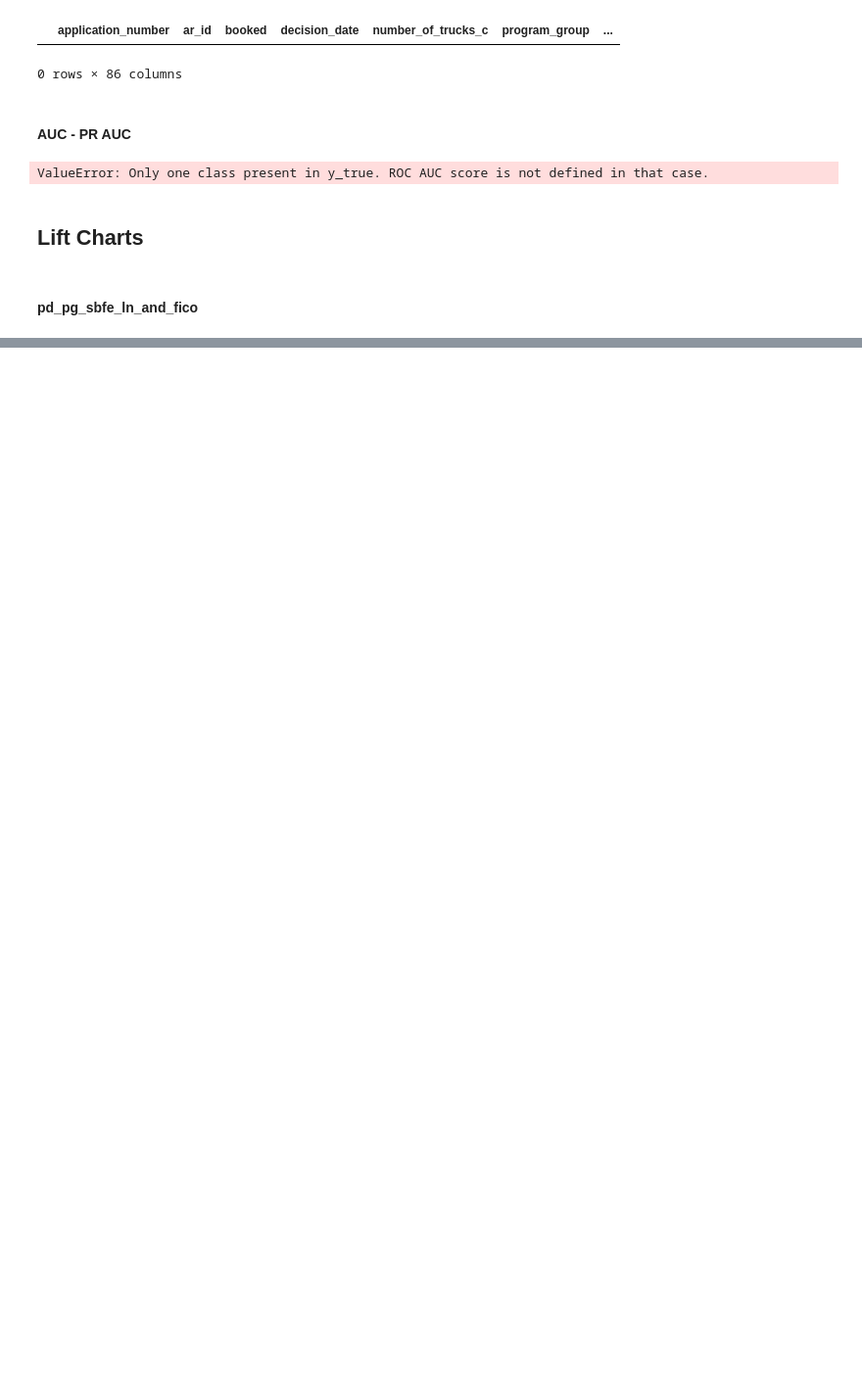
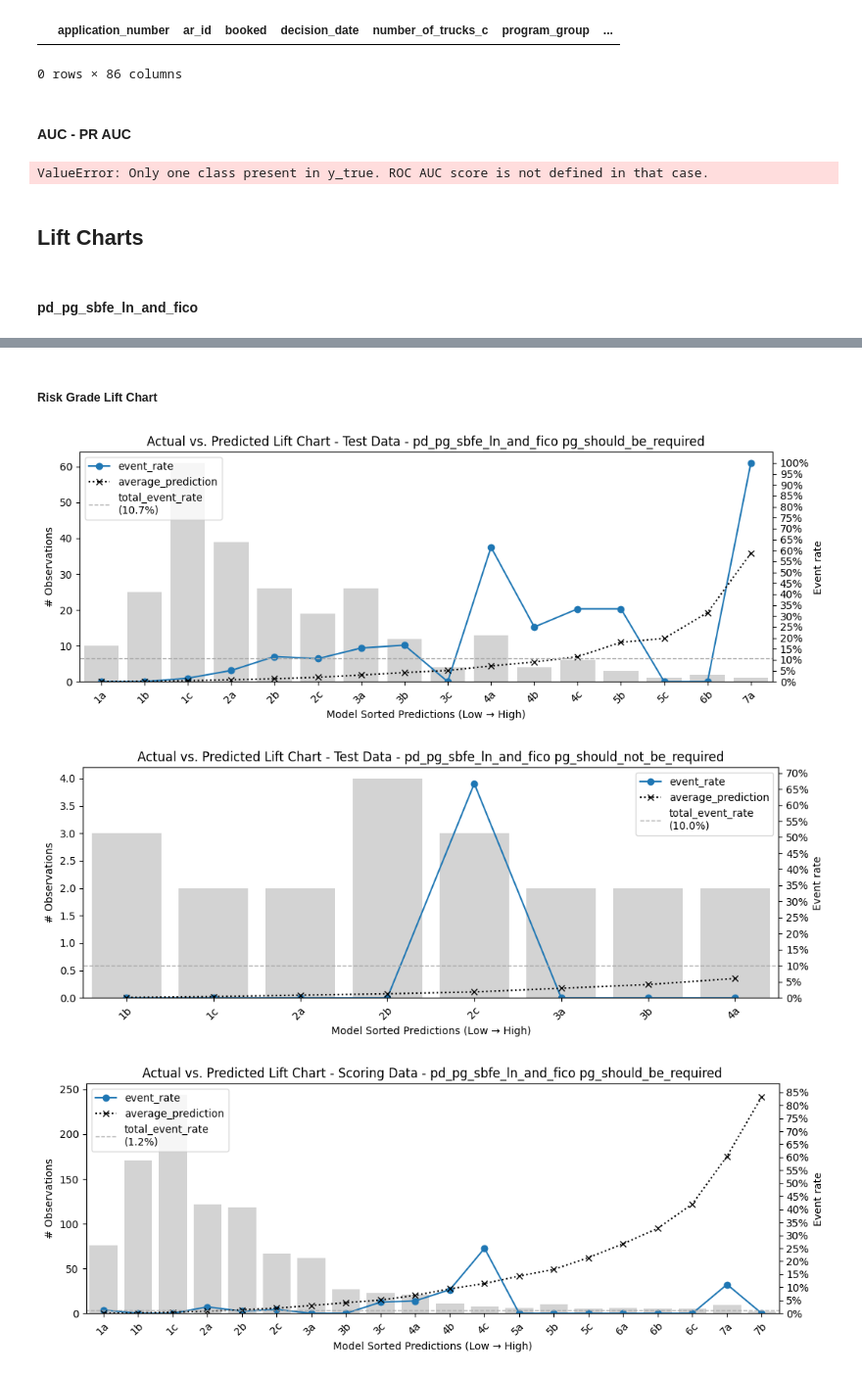
Before and after one commit to cgdonzalezr/otr_adj_model_flow_proposal, a Jupyter notebook: otr_ln_master_table/notebooks/4_otr_existing_exposure_evaluation.ipynb, the cells around one changed output, grey strips where cells are left out. Shown at 98% size. Cells and saved outputs as stored; diff of their text form; code cells hidden in the pictures; blank space fills up the shorter version.

```diff
--- a/otr_ln_master_table/notebooks/4_otr_existing_exposure_evaluation.ipynb
+++ b/otr_ln_master_table/notebooks/4_otr_existing_exposure_evaluation.ipynb
@@ -542,0 +546,60 @@ mt.lift_chart_plot('Scoring Data - pd_pg_sbfe_ln_and_fico', mt.compute_decile_ta
+# %% [markdown]
+##### Risk Grade Lift Chart
+# %%
+# pd_pg_sbfe_ln_and_fico, dev data and subsegment pg_should_be_required
+data = data_test_scored.copy()
+data['risk_grades'] = data[(data['booked']) & (data['risk_grade_path'] == 'pg_and_1_plus_sbfe_tradeline_and_fico_hit') & (data['pg_subsegment'] == 'pg_should_be_required')]['pd_pg_sbfe_ln_and_fico'].apply(lambda x: mt.assign_risk_grade(x, new_pd_risk_grade_thresholds))
+
+mt.lift_chart_plot('Test Data - pd_pg_sbfe_ln_and_fico pg_should_be_required',mt.compute_risk_grade_table(
+        data[data['booked'] & (data['pg_subsegment'] == 'pg_should_be_required')],
+        'pd_pg_sbfe_ln_and_fico',
+        'is_bad',
+        20,
+        'pg_and_1_plus_sbfe_tradeline_and_fico_hit',
+        'risk_grades'
+), 'risk_grades')
+
+
+
+# pd_pg_sbfe_ln_and_fico, dev data and subsegment pg_should_not_be_required
+data = data_test_scored.copy()
+data['risk_grades'] = data[(data['booked']) & (data['risk_grade_path'] == 'pg_and_1_plus_sbfe_tradeline_and_fico_hit') & (data['pg_subsegment'] == 'pg_should_not_be_required')]['pd_pg_sbfe_ln_and_fico'].apply(lambda x: mt.assign_risk_grade(x, new_pd_risk_grade_thresholds))
+
+mt.lift_chart_plot('Test Data - pd_pg_sbfe_ln_and_fico pg_should_not_be_required',mt.compute_risk_grade_table(
+        data[data['booked'] & (data['pg_subsegment'] == 'pg_should_not_be_required')],
+        'pd_pg_sbfe_ln_and_fico',
+        'is_bad',
+        20,
+        'pg_and_1_plus_sbfe_tradeline_and_fico_hit',
+        'risk_grades'
+), 'risk_grades')
+
+# pd_pg_sbfe_ln_and_fico, scoring data and subsegment pg_should_be_required
+data = data_scoring_scored.copy()
+data['risk_grades'] = data[(data['booked']) & (data['risk_grade_path'] == 'pg_and_1_plus_sbfe_tradeline_and_fico_hit') & (data['pg_subsegment'] == 'pg_should_be_required')]['pd_pg_sbfe_ln_and_fico'].apply(lambda x: mt.assign_risk_grade(x, new_pd_risk_grade_thresholds))
+
+mt.lift_chart_plot('Scoring Data - pd_pg_sbfe_ln_and_fico pg_should_be_required',mt.compute_risk_grade_table(
+        data[data['booked'] & (data['pg_subsegment'] == 'pg_should_be_required')],
+        'pd_pg_sbfe_ln_and_fico',
+        'is_bad',
+        20,
+        'pg_and_1_plus_sbfe_tradeline_and_fico_hit',
+        'risk_grades'
+), 'risk_grades')
+
+# pd_pg_sbfe_ln_and_fico, scoring data and subsegment pg_should_not_be_required
+# data = data_scoring_scored.copy()
+# data['risk_grades'] = data[(data['booked']) & (data['risk_grade_path'] == 'pg_and_1_plus_sbfe_tradeline_and_fico_hit') & (data['pg_subsegment'] == 'pg_should_not_be_required')]['pd_pg_sbfe_ln_and_fico'].apply(lambda x: mt.assign_risk_grade(x, new_pd_risk_grade_thresholds))
+
+# mt.lift_chart_plot('Scoring Data - pd_pg_sbfe_ln_and_fico pg_should_not_be_required',mt.compute_risk_grade_table(
+#         data[data['booked'] & (data['pg_subsegment'] == 'pg_should_not_be_required')],
+#         'pd_pg_sbfe_ln_and_fico',
+#         'is_bad',
+#         20,
+#         'pg_and_1_plus_sbfe_tradeline_and_fico_hit',
+#         'risk_grades'
+# ), 'risk_grades')
+# %% [output]
+[figure, added]
+[figure, added]
+[figure, added]
```
Also changed, not shown: parts of 8 cells of this notebook, 1 other file.
